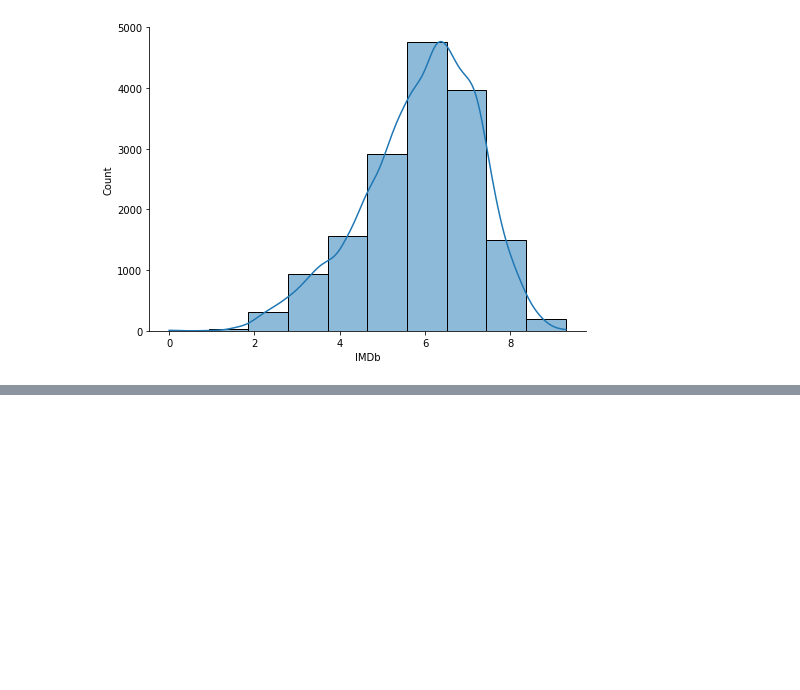
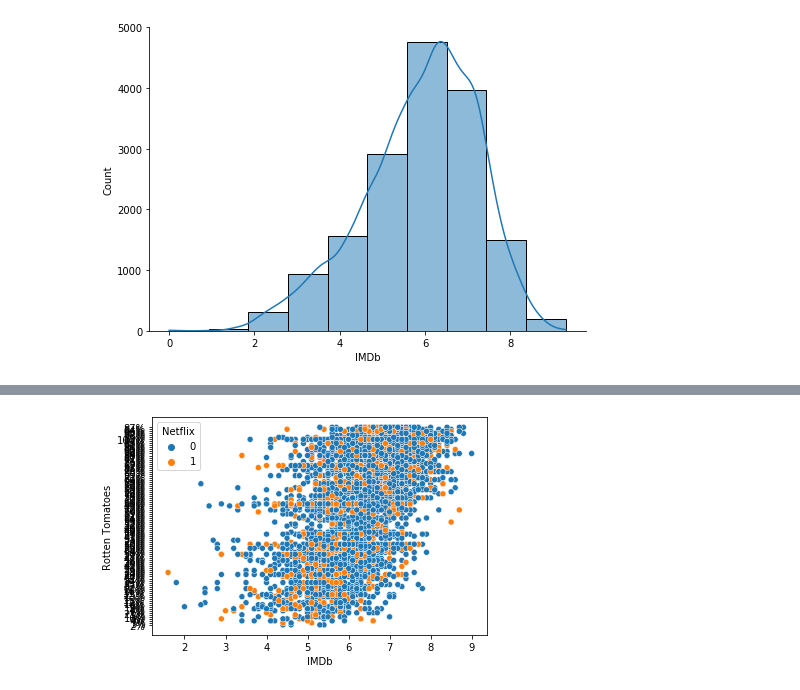
Before and after one commit to rabuhassan/my_python_adventures, a Jupyter notebook: PA419 Creating Plots with Seaborn.ipynb, the cells around one changed output, grey strips where cells are left out. Cells and saved outputs as stored; diff of their text form; code cells hidden in the pictures; blank space fills up the shorter version.

```diff
--- a/PA419 Creating Plots with Seaborn.ipynb
+++ b/PA419 Creating Plots with Seaborn.ipynb
@@ -234,0 +239,6 @@ plt.show()
+# %%
+sns.scatterplot(data=movies_list, x='IMDb', y='Rotten Tomatoes', hue='Netflix')
+
+plt.show()
+# %% [output]
+[figure, added]
```
Also changed, not shown: parts of 3 cells of this notebook, 1 other file.
